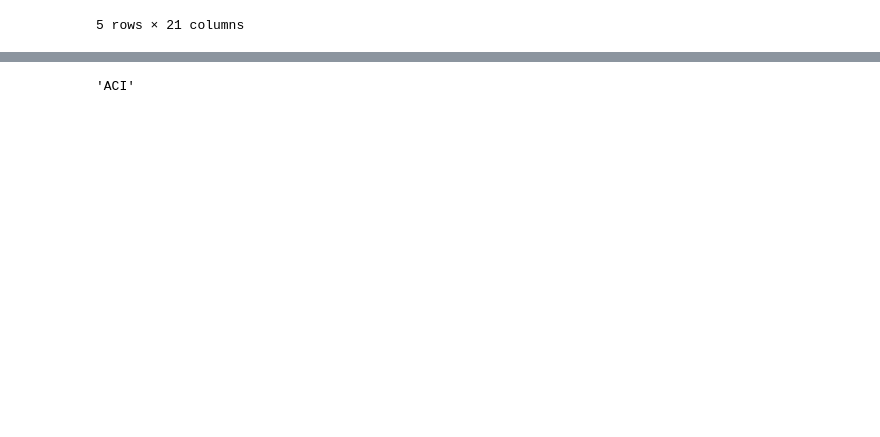
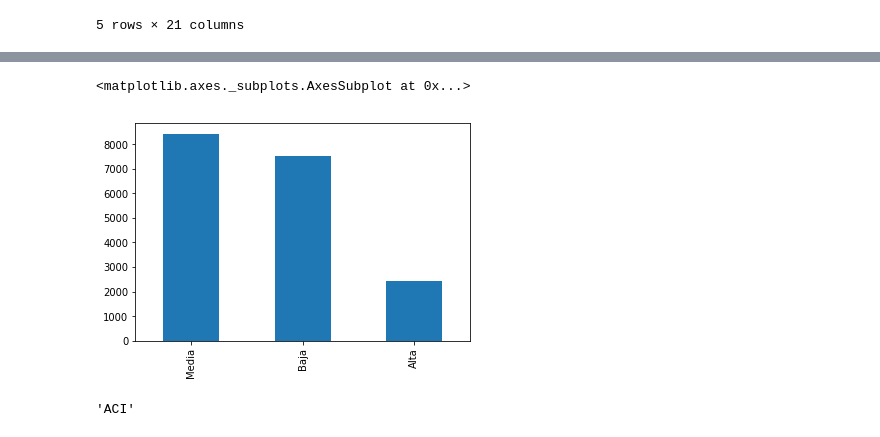
Before and after one commit to David9203/AnalisisVariables, a Jupyter notebook: Graficar boxplots/Boxplotdatos30octubre.ipynb, the cells around one changed output, grey strips where cells are left out. Drawn from its saved outputs; the diff is of its cells as text; code cells hidden in the pictures; blank space fills up the shorter version.

```diff
--- a/Graficar boxplots/Boxplotdatos30octubre.ipynb
+++ b/Graficar boxplots/Boxplotdatos30octubre.ipynb
@@ -60,6 +72,11 @@ df.describe()
 | 75% | 2.909105e-01 | 9.359538e-01 | 1.224770e-01 | 9.124570e-01 | -1.710793e-01 | 3.863944e-01 | 4.929475e-01 | 1.108492e-01 | -2.729125e-01 | 5.107459e-01 | ... | ... |
 | max | 1.504308e+01 | 1.074697e+00 | 4.761589e+01 | 1.673643e+00 | 5.957258e+01 | 1.731365e+01 | 3.516123e+00 | 3.839927e+01 | 1.010753e+01 | 1.297517e+00 | ... | ... |
 8 rows × 21 columns
+# %%
+datos['Transformacion'].value_counts().plot(kind='bar')
+# %% [output]
+<matplotlib.axes._subplots.AxesSubplot at 0x...>
+[figure, added]
 # %%
 scalx.columns
 scalx.columns[0]
```
Also changed, not shown: parts of 10 cells of this notebook.
